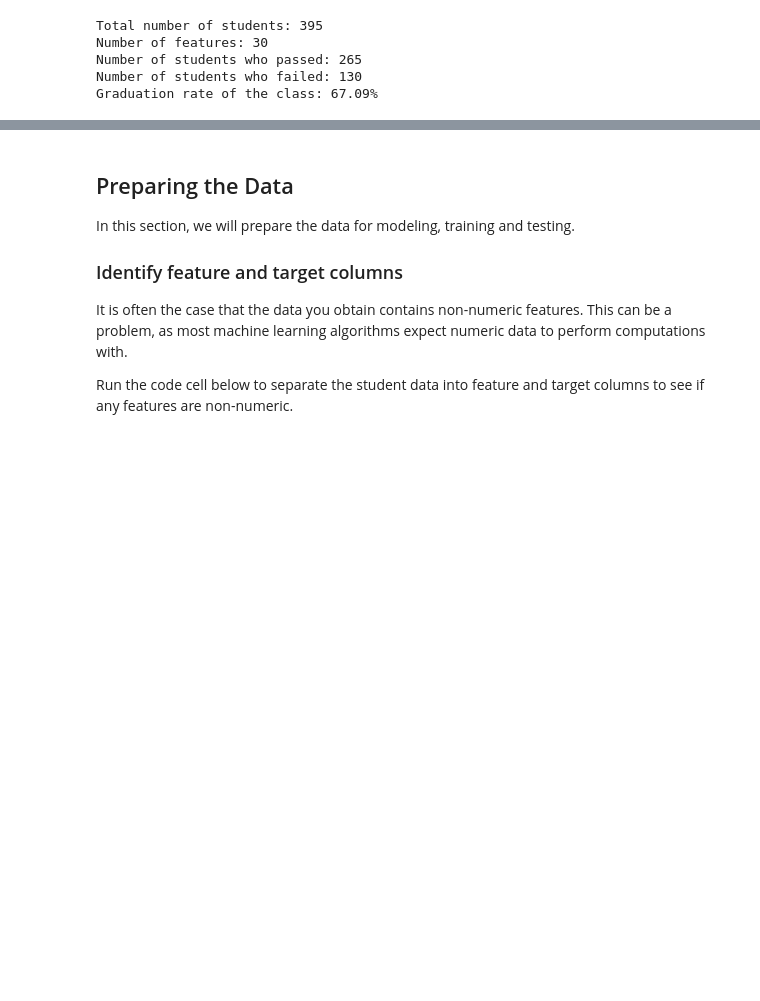
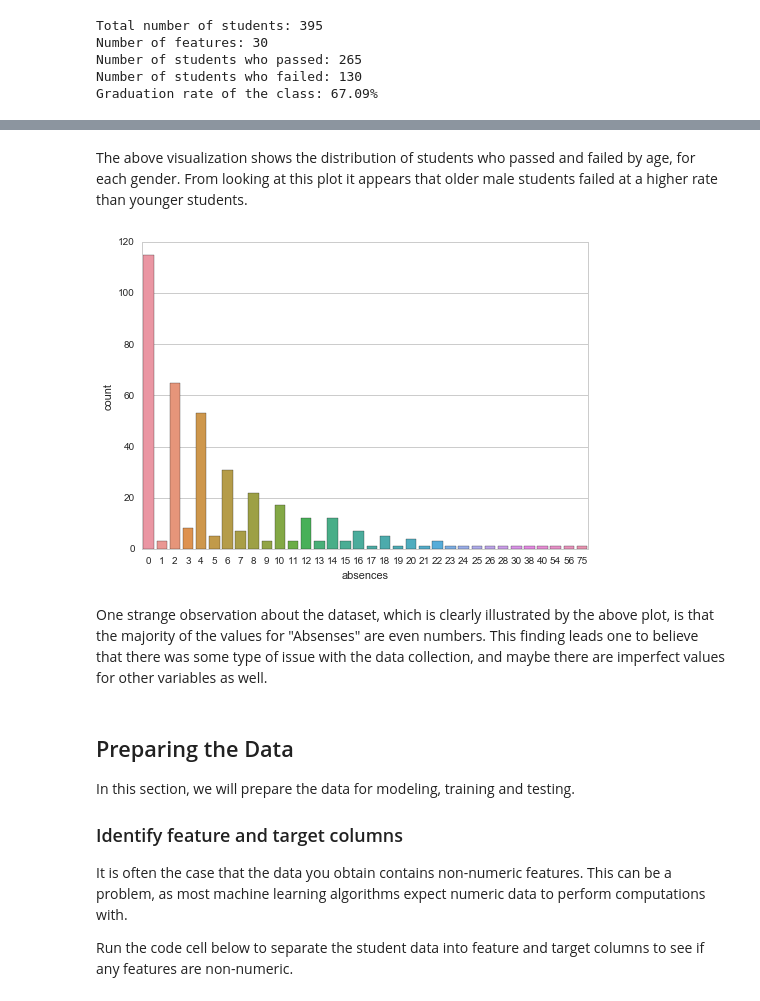
Before and after one commit to JustinHeaton/Student-Intervention, a Jupyter notebook: student_intervention.ipynb, the cells around one changed output, grey strips where cells are left out. Cells and saved outputs as stored; diff of their text form; code cells hidden in the pictures; blank space fills up the shorter version.

```diff
--- a/student_intervention.ipynb
+++ b/student_intervention.ipynb
@@ -80,3 +85,11 @@ Graduation rate of the class: 67.09%
+# %% [markdown]
+The above visualization shows the distribution of students who passed and failed by age, for each gender. From looking at this plot it appears that older male students failed at a higher rate than younger students.
+# %%
+sns.countplot(student_data['absences']);
+# %% [output]
+[figure, added]
+# %% [markdown]
+One strange observation about the dataset, which is clearly illustrated by the above plot, is that the majority of the values for "Absenses" are even numbers. This finding leads one to believe that there was some type of issue with the data collection, and maybe there are imperfect values for other variables as well.
 # %% [markdown]
 ## Preparing the Data
 In this section, we will prepare the data for modeling, training and testing.
```
Also changed, not shown: parts of 7 cells of this notebook.
